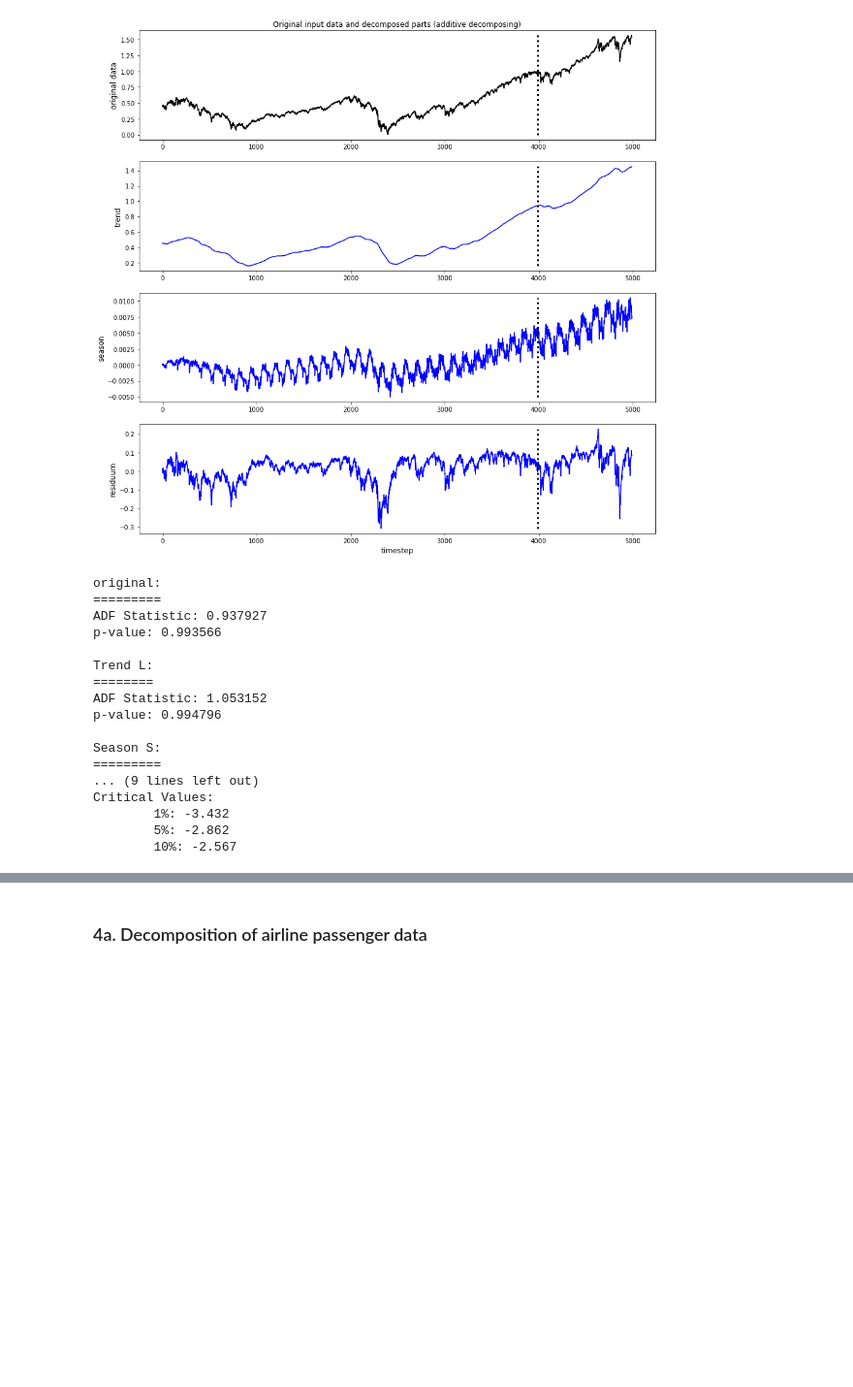
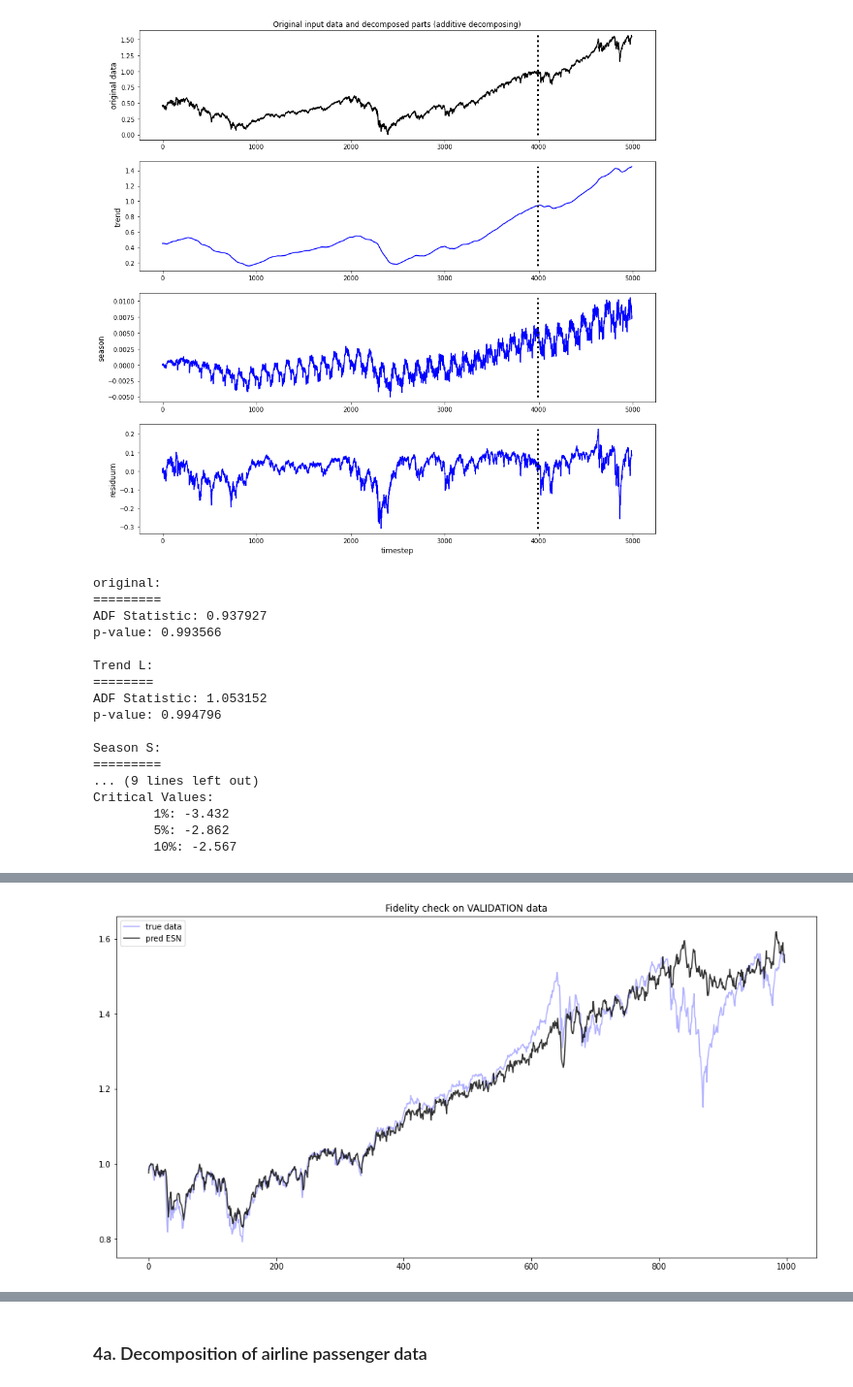
Before and after one commit to MarcoLandtHayen/EchoStateNetworks, a Jupyter notebook: notebooks/ESN_wrapUP_decomposition_and_DeepESN.ipynb, the cells around one changed output, grey strips where cells are left out. Shown at 97% size. Cells and saved outputs as stored; diff of their text form; code cells hidden in the pictures; blank space fills up the shorter version.

Commit message:
continued working on wrap up on decomposition and setting up ESN models

```diff
--- a/notebooks/ESN_wrapUP_decomposition_and_DeepESN.ipynb
+++ b/notebooks/ESN_wrapUP_decomposition_and_DeepESN.ipynb
@@ -248,3 +290,20 @@ Critical Values:
         1%: -3.432
         5%: -2.862
         10%: -2.567
+# %%
+### Try to model absolute SP500 stock index with base ESN: Use original series plus results from decomposition
+### as input: Trend L, season S and residuum R.
+
+## Define parameters for ESN model upfront
+n_layers = 1 # Number of ESN layers in the model.
+n_res = 100 # Number of reservoir units.
+W_in_lim = 0.1 # Initialize input weights from random uniform distribution in [- W_in_lim, + W_in_lim]
+leak_rate = 0.01 # Leak rate used in transition function of reservoir states.
+spec_radius = 0.9 # Spectral radius, becomes largest Eigenvalue of reservoir weight matrix
+sparsity = 0.2 # Sparsity of reservoir weight matrix.
+n_features = 4 # Number of input features, e.g. original series plus decomposed parts L, S and R --> 4
+# %%
+# Get complete model (output = target prediction) plus short model (output final reservoir states from all layers)
+model, model_short = setESN(input_length=input_length, n_features=n_features, n_layers=n_layers, n_res=n_res,
+                            W_in_lim=W_in_lim, leak_rate=leak_rate, spec_radius=spec_radius, sparsity=sparsity,
+                            verbose=verbose)
@@ -250,0 +330,79 @@ Critical Values:
+# %%
+# Get final reservoir states for all train samples from short model
+print("\nshape of train input (samples, timesteps, features): ", train_input.shape)
+X_T_train = model_short.predict(train_input)
+print("shape of model output X_T (samples, n_res): ", X_T_train.shape)
+
+# Extract output weights and bias.
+# Note: output layer is the LAST layer of the model, find weights and bias at position "-2" and "-1", respectively.
+model_weights = np.array(model.get_weights())
+W_out = model_weights[-2]
+b_out = model_weights[-1]
+print("\nW_out shape: ", W_out.shape)
+print("b_out shape: ", b_out.shape)
+#print("\nW_out: \n", W_out)
+print("\nb_out before training: \n", b_out)
+
+# Create vector of shape (samples, 1) containing ONEs to be added as additional column to final reservoir states.
+X_add = np.ones((X_T_train.shape[0], 1))
+print("\nX_add shape: ",  X_add.shape)
+
+# Now add vector of ONEs as additional column to final reservoir states X_T_train.
+X_T_train_prime = np.concatenate((X_T_train, X_add), axis=-1)
+print("\nFinal reservoir states in augmented notation, shape: ", X_T_train_prime.shape)
+
+# Then need pseudo-inverse of final reservoir states in augmented notation
+X_inv_prime = np.linalg.pinv(X_T_train_prime)
+
+# Then get output weights, in augmented notation
+W_out_prime = np.matmul(X_inv_prime, train_target)
+
+print("train_input shape: ", train_input.shape)
+print("train_target shape: ", train_target.shape)
+print("W_out_prime shape: ", W_out_prime.shape)
+
+# Now split output weights in augmented notation into trained output weights W_out and output bias b_out.
+W_out = W_out_prime[:-1,:]
+b_out = W_out_prime[-1:,0]
+#print("\nW_out: \n", W_out)
+print("\ntrained b_out: \n", b_out)
+
+# Integrate trained output weights and bias into model weights
+model_weights[-2] = W_out
+model_weights[-1] = b_out
+model.set_weights(model_weights)
+
+## Get predictions from "long" model on train and validation input
+print("\nshape of val input (samples, timesteps, features): ", val_input.shape)
+print("shape of train input (samples, timesteps, features): ", train_input.shape)
+val_pred = model.predict(val_input)
+train_pred = model.predict(train_input)
+
+print("\nshape of model predictions on validation input (samples, 1): ", val_pred.shape)
+print("shape of val targets (samples, 1): ", val_target.shape)
+
+# Calculate mean-absolute and mean-squared error of model predictions compared to validation targets:
+val_mae = np.round(sum(np.abs(val_target[:,0] - val_pred[:,0])) / len(val_target), 4)
+train_mae = np.round(sum(np.abs(train_target[:,0] - train_pred[:,0])) / len(train_target), 4)
+print("\nval_mae: ", val_mae)
+print("train_mae: ", train_mae)
+
+
+# Fidelity check: Plot val_pred vs. val_targets
+plt.figure(figsize=(16,8))
+plt.plot(range(len(val_target)),val_target,'b',label="true data", alpha=0.3)
+plt.plot(range(len(val_pred)),val_pred,'k',  alpha=0.8, label='pred ESN')
+plt.title('Fidelity check on VALIDATION data')
+plt.legend()
+plt.show()
+
+
+# Fidelity check: Plot train_pred vs. train_targets
+plt.figure(figsize=(16,8))
+plt.plot(range(len(train_target)),train_target,'b',label="true data", alpha=0.3)
+plt.plot(range(len(train_pred)),train_pred,'k',  alpha=0.8, label='pred ESN')
+#plt.plot(range(len(train_pred)),(train_target[:,0]-b_out),'r',  alpha=0.8, label='pred ESN w/out b_out!!!')
+plt.title('Fidelity check on TRAIN data')
+plt.legend()
+plt.show()
+# %% [output]
@@ -250,0 +436 @@ Critical Values:
+[figure, added]
```
Also changed, not shown: parts of 22 cells of this notebook, 1 other file.
